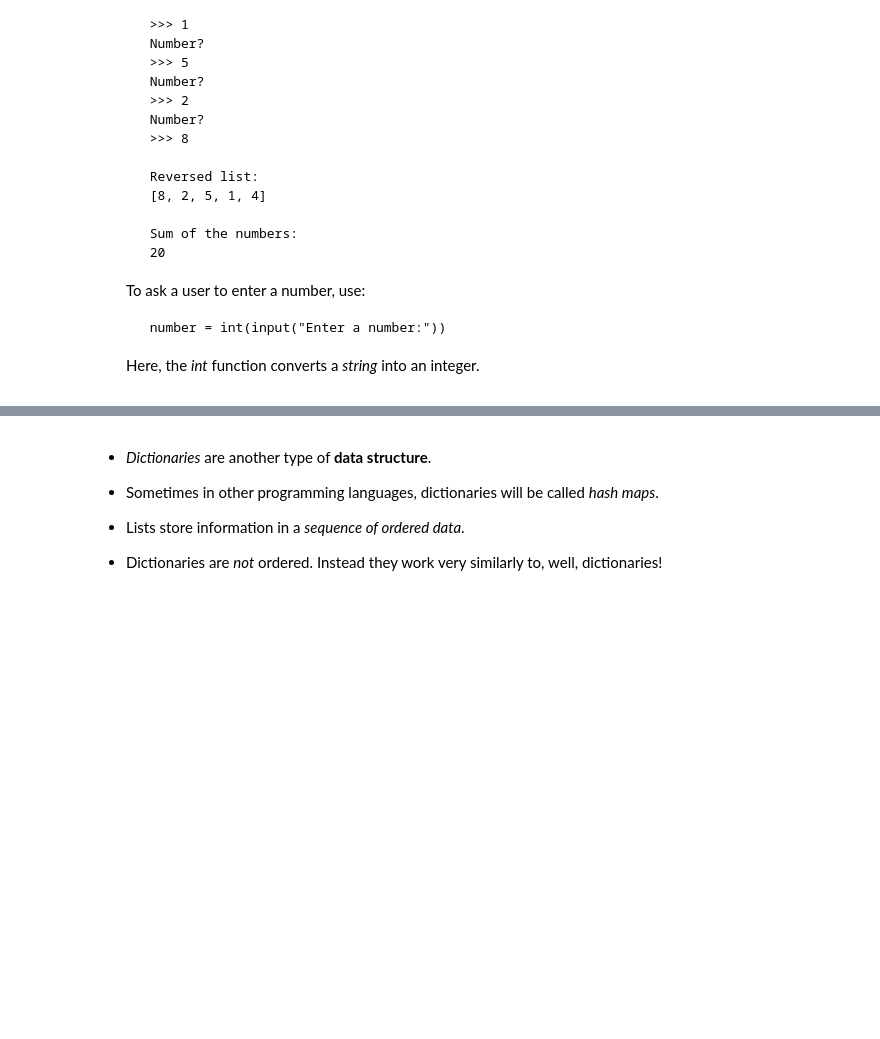
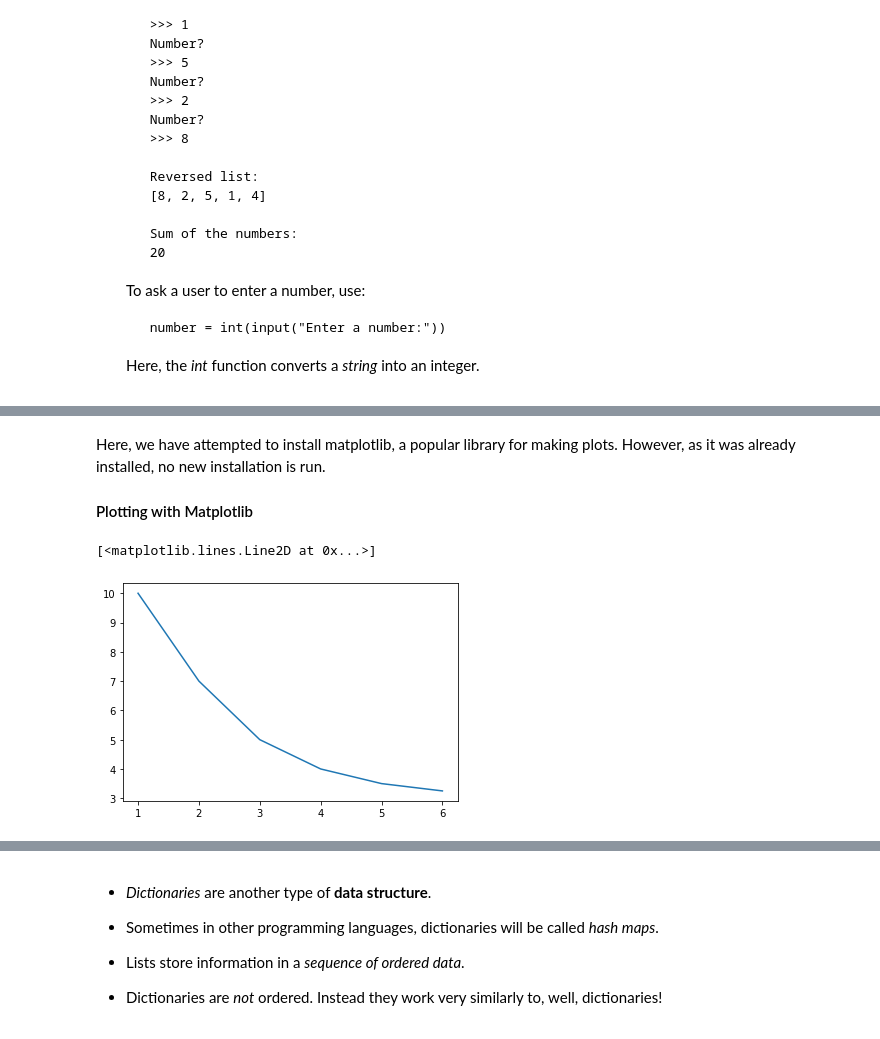
Before and after one commit to nikitapond/in2HEP, a Jupyter notebook: notebooks/Python Crash Course .ipynb, the cells around one changed output, grey strips where cells are left out. Saved outputs shown, nothing was run; the diff lists cells and outputs as text; code cells hidden in the pictures; blank space fills up the shorter version.

Commit message:
Added matplotlib intro, refactored for better us in student week

```diff
--- a/notebooks/Python Crash Course .ipynb
+++ b/notebooks/Python Crash Course .ipynb
@@ -717,0 +981,4 @@ for word in word_list:
+# %% [markdown]
+Here, we have attempted to install matplotlib, a popular library for making plots. However, as it was already installed, no new installation is run.
+
+#### Plotting with Matplotlib
@@ -717,0 +987,7 @@ for word in word_list:
+# %%
+x = [1,2,3,4,5,6] # Define our x variables
+y = [10, 7, 5, 4, 3.5, 3.25] # Define our y variables
+plt.plot(x,y) # Make the plot
+# %% [output]
+[<matplotlib.lines.Line2D at 0x...>]
+[figure, added]
```
Also changed, not shown: parts of 68 cells of this notebook.
